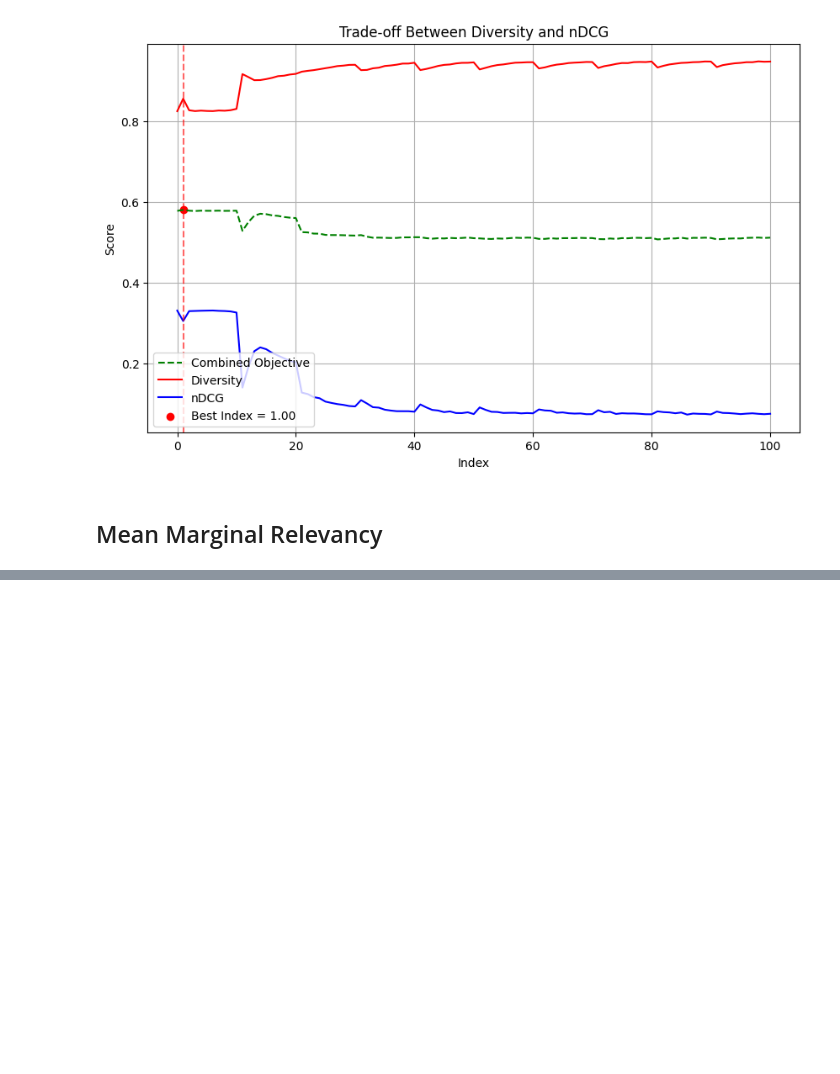
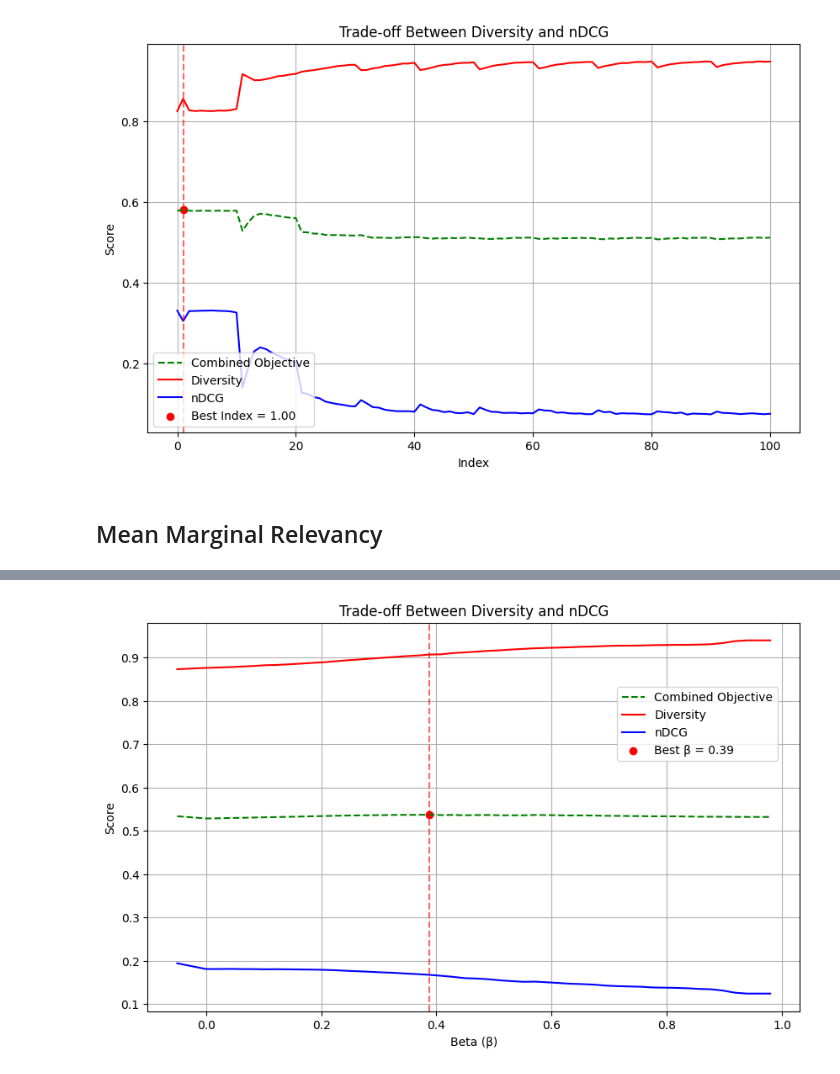
Before and after one commit to justinhangoebl/multimedia-search-and-retrieval, a Jupyter notebook: diversity-vs-ndcg.ipynb, the cells around one changed output, grey strips where cells are left out. Cells and saved outputs as stored; diff of their text form; code cells hidden in the pictures; blank space fills up the shorter version.

```diff
--- a/diversity-vs-ndcg.ipynb
+++ b/diversity-vs-ndcg.ipynb
@@ -682,36 +681,38 @@ plt.show()
 alpha = 0.5  # Equal weight for diversity and NDCG
 
 # Compute the combined objective
 combined_objective = [
     alpha * div + (1 - alpha) * ndcg
-    for div, ndcg in zip(divs, ndcgs)
+    for div, ndcg in zip(divs[:50], ndcgs[:50])
 ]
 
 # Find the best lambda
 best_index = np.argmax(combined_objective)
 best_lambda = x_axis[best_index]
 best_objective = combined_objective[best_index]
 
 # Plot the results
 plt.figure(figsize=(10, 6))
 
 # Plot Diversity and NDCG
 
 # Plot combined objective
 plt.plot(x_axis, combined_objective, label="Combined Objective", linestyle='--', color='green')
-plt.plot(x_axis, divs, label="Diversity", color='red')
-plt.plot(x_axis, ndcgs, label="nDCG", color='blue')
+plt.plot(x_axis, divs[:50], label="Diversity", color='red')
+plt.plot(x_axis, ndcgs[:50], label="nDCG", color='blue')
 
 # Mark the best lambda
-plt.scatter(best_lambda, best_objective, color='red', label=f"Best λ = {best_lambda:.2f}")
+plt.scatter(best_lambda, best_objective, color='red', label=f"Best β = {best_lambda:.2f}")
 plt.axvline(best_lambda, color='red', linestyle='--', alpha=0.6)
 
 # Labels and legend
 plt.title("Trade-off Between Diversity and nDCG")
-plt.xlabel("Lambda (λ)")
+plt.xlabel("Beta (β)")
 plt.ylabel("Score")
-plt.legend()
+plt.legend(loc='upper right', bbox_to_anchor=(0.975, 0.85))
 plt.grid(True)
 
 # Show plot
 plt.show()
+# %% [output]
+[figure, added]
```
Also changed, not shown: parts of 6 cells of this notebook, 3 other files.
